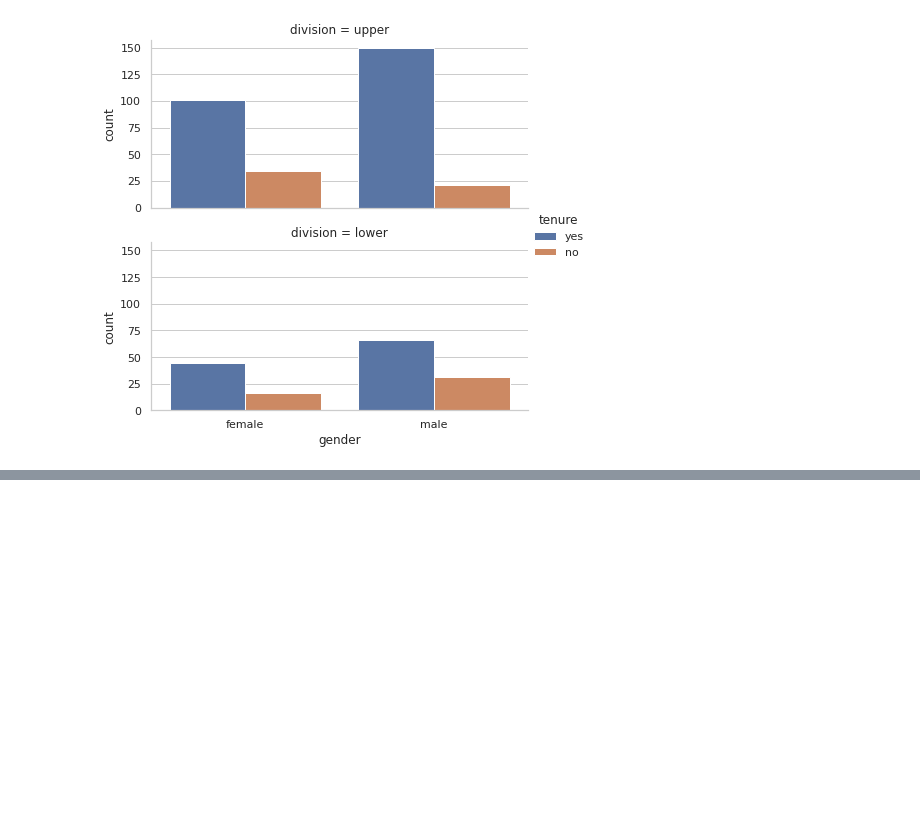
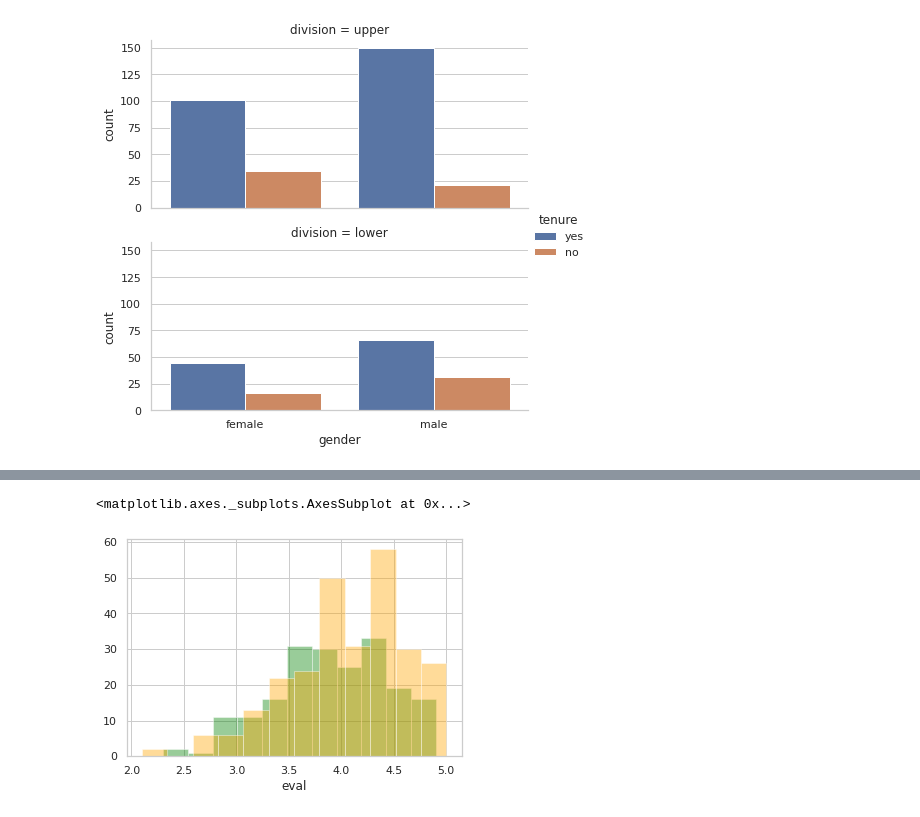
Before and after one commit to Muhliscm/Course-era-captone, a Jupyter notebook: statistics.ipynb, the cells around one changed output, grey strips where cells are left out. Cells and saved outputs as stored; diff of their text form; code cells hidden in the pictures; blank space fills up the shorter version.

```diff
--- a/statistics.ipynb
+++ b/statistics.ipynb
@@ -224,0 +236,6 @@ sns.catplot(x = 'gender', hue = 'tenure', row = 'division',
+# %%
+sns.distplot(ratings_df[ratings_df['gender'] == 'female']['eval'], color = 'green', kde = False)
+sns.distplot(ratings_df[ratings_df['gender'] == 'male']['eval'], color = 'orange', kde = False)
+# %% [output]
+<matplotlib.axes._subplots.AxesSubplot at 0x...>
+[figure, added]
```
Also changed, not shown: parts of 8 cells of this notebook.
